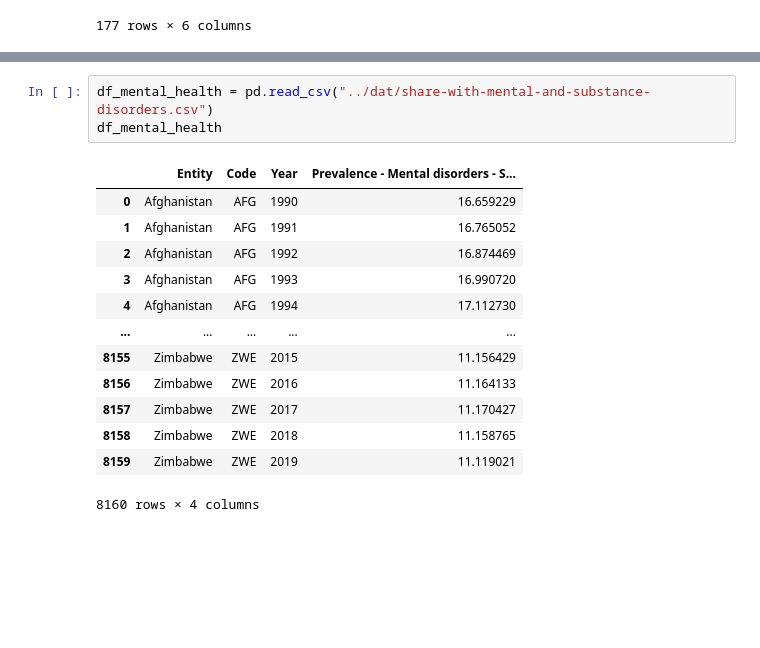
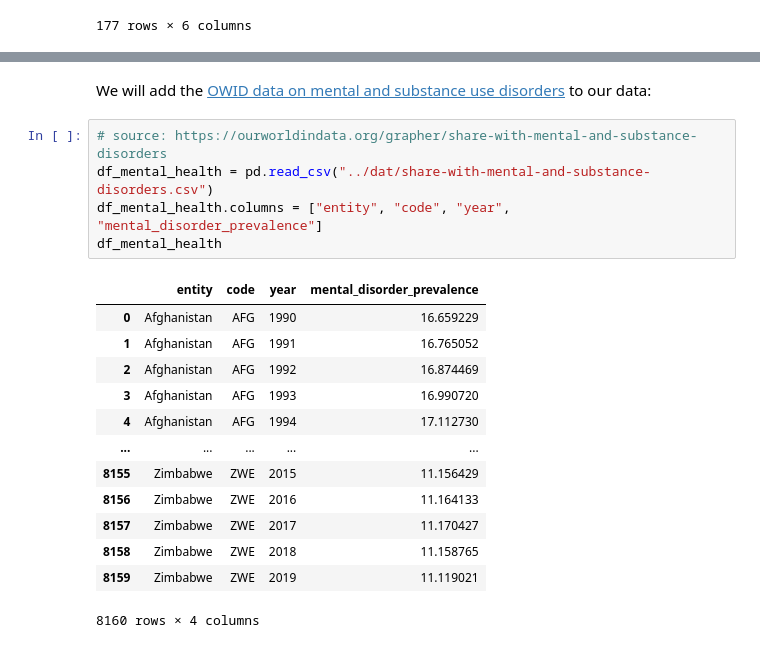
Before and after one commit to freddyman2k/darknet-drug-sales-data-analysis, a Jupyter notebook: exp/exp002_DrugUseAndMentalHealth.ipynb, the cells around one changed output, grey strips where cells are left out. Saved outputs shown, nothing was run; the diff lists cells and outputs as text; blank space fills up the shorter version.

```diff
--- a/exp/exp002_DrugUseAndMentalHealth.ipynb
+++ b/exp/exp002_DrugUseAndMentalHealth.ipynb
@@ -96,8 +114,12 @@ plt.title('Drugs shipped from different countries (normalized by)', fontsize=25)
+# %% [markdown]
+We will add the [OWID data on mental and substance use disorders](https://ourworldindata.org/grapher/share-with-mental-and-substance-disorders) to our data:
 # %%
+# source: https://ourworldindata.org/grapher/share-with-mental-and-substance-disorders
 df_mental_health = pd.read_csv("../dat/share-with-mental-and-substance-disorders.csv")
+df_mental_health.columns = ["entity", "code", "year", "mental_disorder_prevalence"]
 df_mental_health
 # %% [output]
-|  | Entity | Code | Year | Prevalence - Mental disorders - S... |
+|  | entity | code | year | mental_disorder_prevalence |
 | 0 | Afghanistan | AFG | 1990 | 16.659229 |
 | 1 | Afghanistan | AFG | 1991 | 16.765052 |
 | 2 | Afghanistan | AFG | 1992 | 16.874469 |
```
Also changed, not shown: parts of 13 cells of this notebook.
